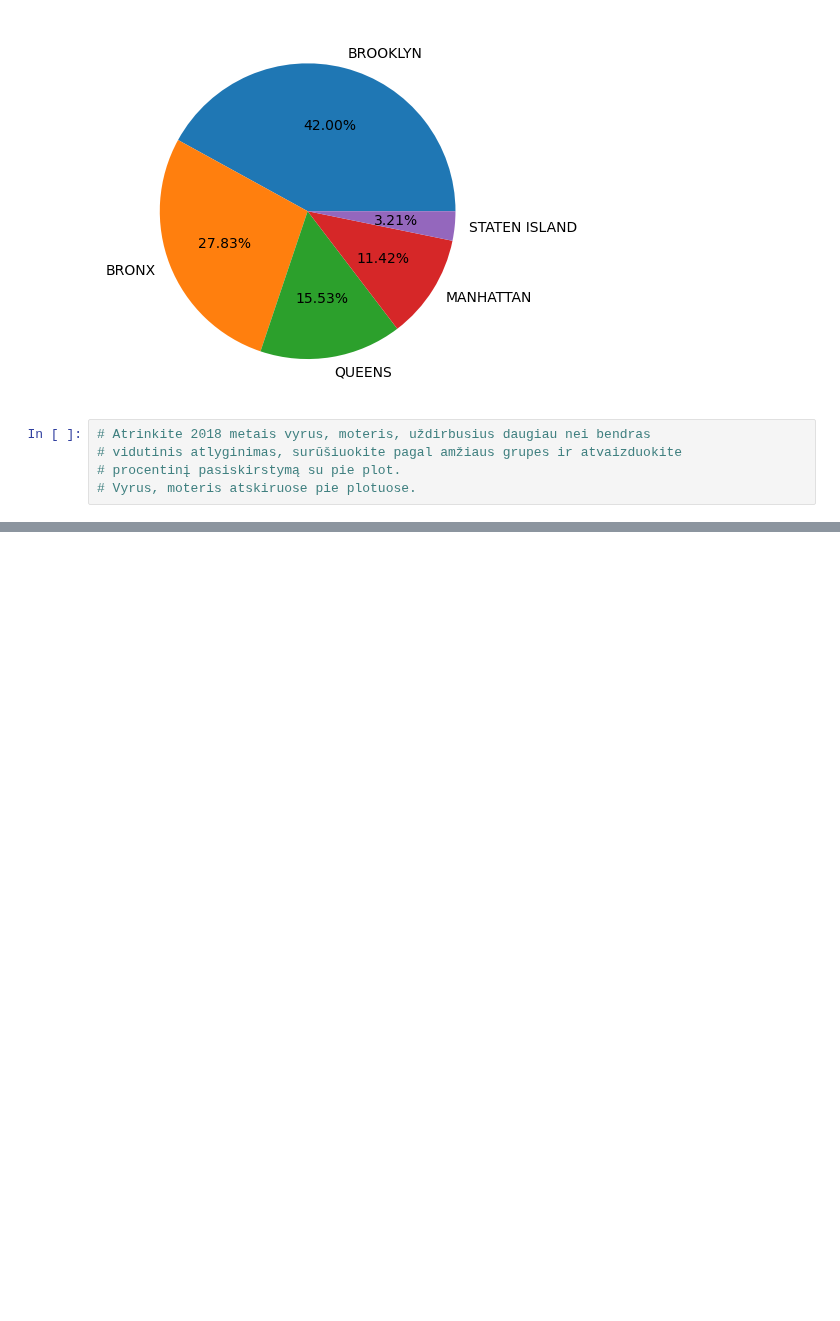
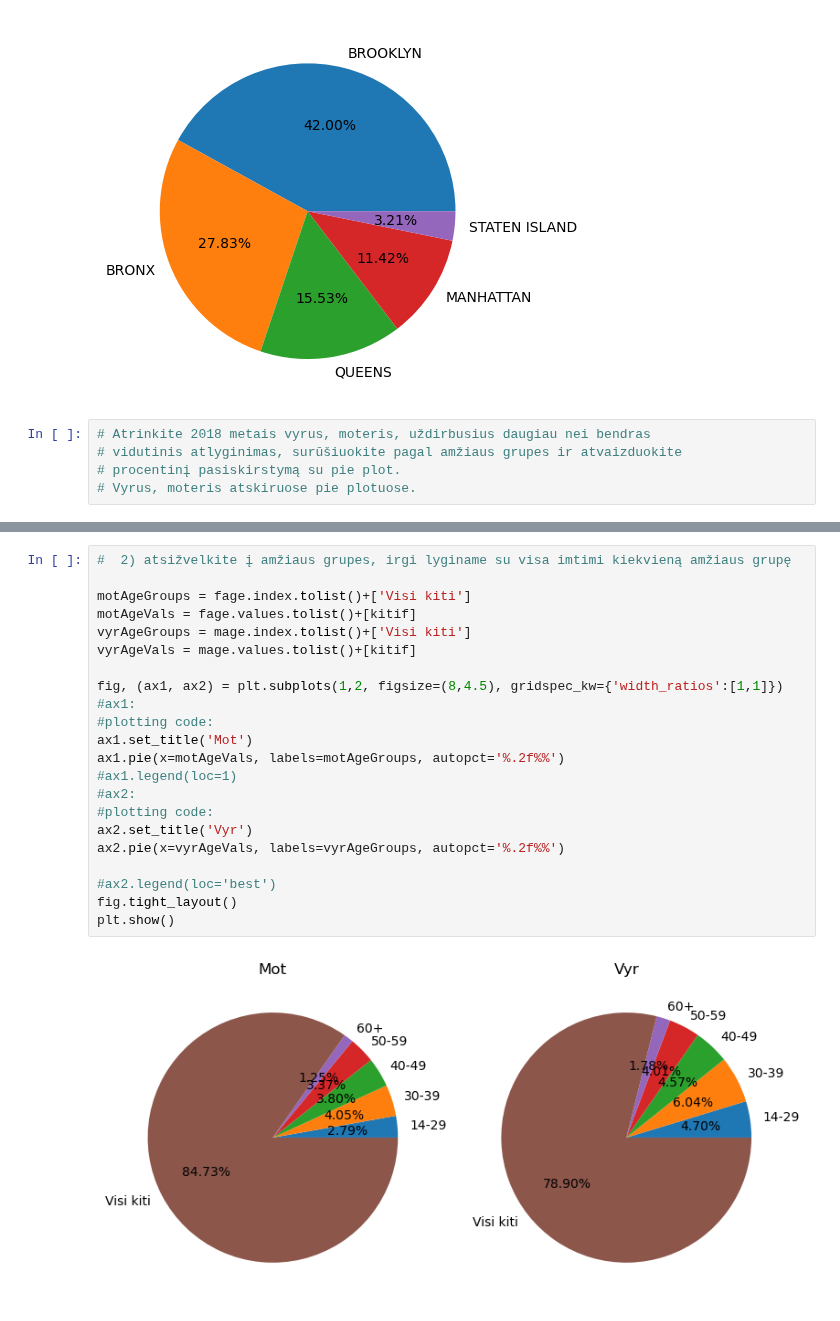
Before and after one commit to ISeeBugsEverywhere/DataScienceNotebooks, a Jupyter notebook: Notebooks/29pasktaita.ipynb, the cells around one changed output, grey strips where cells are left out. Saved outputs shown, nothing was run; the diff lists cells and outputs as text; blank space fills up the shorter version.

```diff
--- a/Notebooks/29pasktaita.ipynb
+++ b/Notebooks/29pasktaita.ipynb
@@ -164,0 +218,24 @@ plt.show()
+# %%
+#  2) atsižvelkite į amžiaus grupes, irgi lyginame su visa imtimi kiekvieną amžiaus grupę
+
+motAgeGroups = fage.index.tolist()+['Visi kiti']
+motAgeVals = fage.values.tolist()+[kitif]
+vyrAgeGroups = mage.index.tolist()+['Visi kiti']
+vyrAgeVals = mage.values.tolist()+[kitif]
+
+fig, (ax1, ax2) = plt.subplots(1,2, figsize=(8,4.5), gridspec_kw={'width_ratios':[1,1]})
+#ax1:
+#plotting code:
+ax1.set_title('Mot')
+ax1.pie(x=motAgeVals, labels=motAgeGroups, autopct='%.2f%%')
+#ax1.legend(loc=1)
+#ax2:
+#plotting code:
+ax2.set_title('Vyr')
+ax2.pie(x=vyrAgeVals, labels=vyrAgeGroups, autopct='%.2f%%')
+
+#ax2.legend(loc='best')
+fig.tight_layout()
+plt.show()
+# %% [output]
+[figure, added]
```
Also changed, not shown: parts of 2 cells of this notebook.
